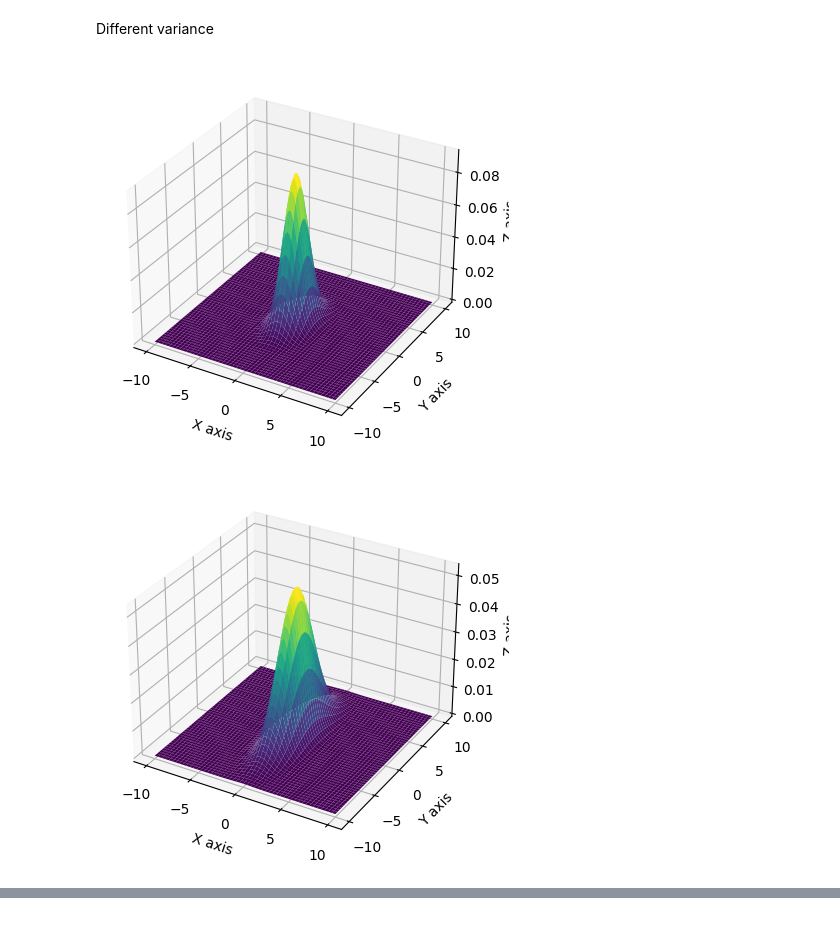
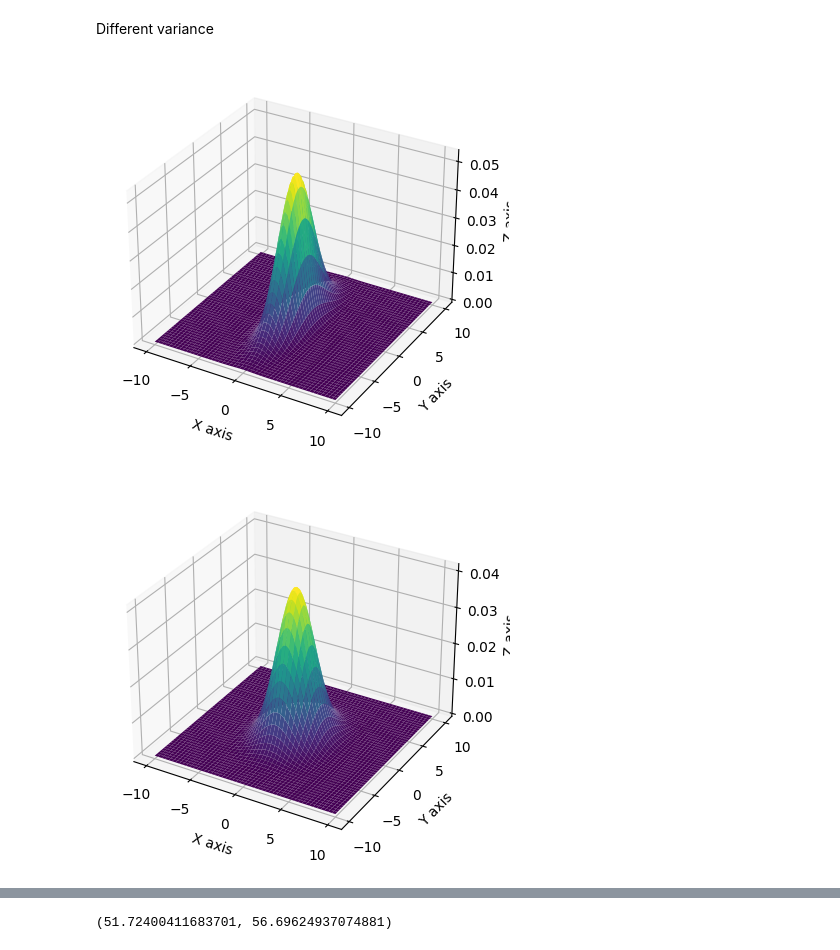
Before and after one commit to Rachel-0420/Cross-Entropy-Fast-Transient, a Jupyter notebook: HighD Normal Distribution.ipynb, the cells around one changed output, grey strips where cells are left out. Drawn from its saved outputs; the diff is of its cells as text; code cells hidden in the pictures.

```diff
--- a/HighD Normal Distribution.ipynb
+++ b/HighD Normal Distribution.ipynb
@@ -46,38 +64,46 @@ plt.show()
 # %% [markdown]
 Different variance
 # %%
+H_x34 = []
+H_y34 = []
+
+ref_3, ref_4 = 0, 0
+
 mu = 0
-variance_x, variance_y, variance_z = 1, 3, 9
+variance_x3, variance_y3 = 1, 9
+variance_x4, variance_y4 = 3, 5
 
-x = np.linspace(-10,10,500)
-y = np.linspace(-10,10,500)
-X, Y = np.meshgrid(x,y)
-pos = np.empty(X.shape + (2,))
-pos[:, :, 0] = X; pos[:, :, 1] = Y
-rv_4 = multivariate_normal([mu, mu], [[variance_x, 0], [0, variance_y]])
-rv_5 = multivariate_normal([mu, mu], [[variance_x, 0], [0, variance_z]])
-rv_6 = multivariate_normal([mu, mu], [[variance_y, 0], [0, variance_z]])
+func_3 = multivariate_normal([mu, mu], [[variance_x3, 0], [0, variance_y3]])
+func_4 = multivariate_normal([mu, mu], [[variance_x4, 0], [0, variance_y4]])
 
 fig, ax = plt.subplots(subplot_kw = {"projection": "3d"})
-ax.plot_surface(X, Y, rv_4.pdf(pos),cmap='viridis',linewidth=0)
+ax.plot_surface(X, Y, func_3.pdf(pos),cmap='viridis',linewidth=0)
 ax.set_xlabel('X axis')
 ax.set_ylabel('Y axis')
 ax.set_zlabel('Z axis')
 plt.show()
 
 fig, ax = plt.subplots(subplot_kw = {"projection": "3d"})
-ax.plot_surface(X, Y, rv_5.pdf(pos),cmap='viridis',linewidth=0)
+ax.plot_surface(X, Y, func_4.pdf(pos),cmap='viridis',linewidth=0)
 ax.set_xlabel('X axis')
 ax.set_ylabel('Y axis')
 ax.set_zlabel('Z axis')
 plt.show()
 
-fig, ax = plt.subplots(subplot_kw = {"projection": "3d"})
-ax.plot_surface(X, Y, rv_6.pdf(pos),cmap='viridis',linewidth=0)
-ax.set_xlabel('X axis')
-ax.set_ylabel('Y axis')
-ax.set_zlabel('Z axis')
-plt.show()
+# projections
+pdf_x3 = norm.pdf(x, mu, variance_x3)
+pdf_y3 = norm.pdf(y, mu, variance_y3)
+pdf_x4 = norm.pdf(x, mu, variance_x4)
+pdf_y4 = norm.pdf(y, mu, variance_y4)
+
+for i in range(len(pdf_x1)):
+  H_x34.append(- pdf_x3[i] * math.log(pdf_x4[i]))
+  H_y34.append(- pdf_y3[i] * math.log(pdf_y4[i]))
+  ref_3 += H_x34[i]
+  ref_4 += H_y34[i]
+
+# ref is the 'integral' of cross entropy
+print((ref_3, ref_4))
 # %% [output]
-[figure, old version]
+[figure, new version]
-[figure, old version]
+[figure, new version]
@@ -84,0 +110 @@ plt.show()
+(51.72400411683701, 56.69624937074881)
```
Also changed, not shown: parts of 3 cells of this notebook.
